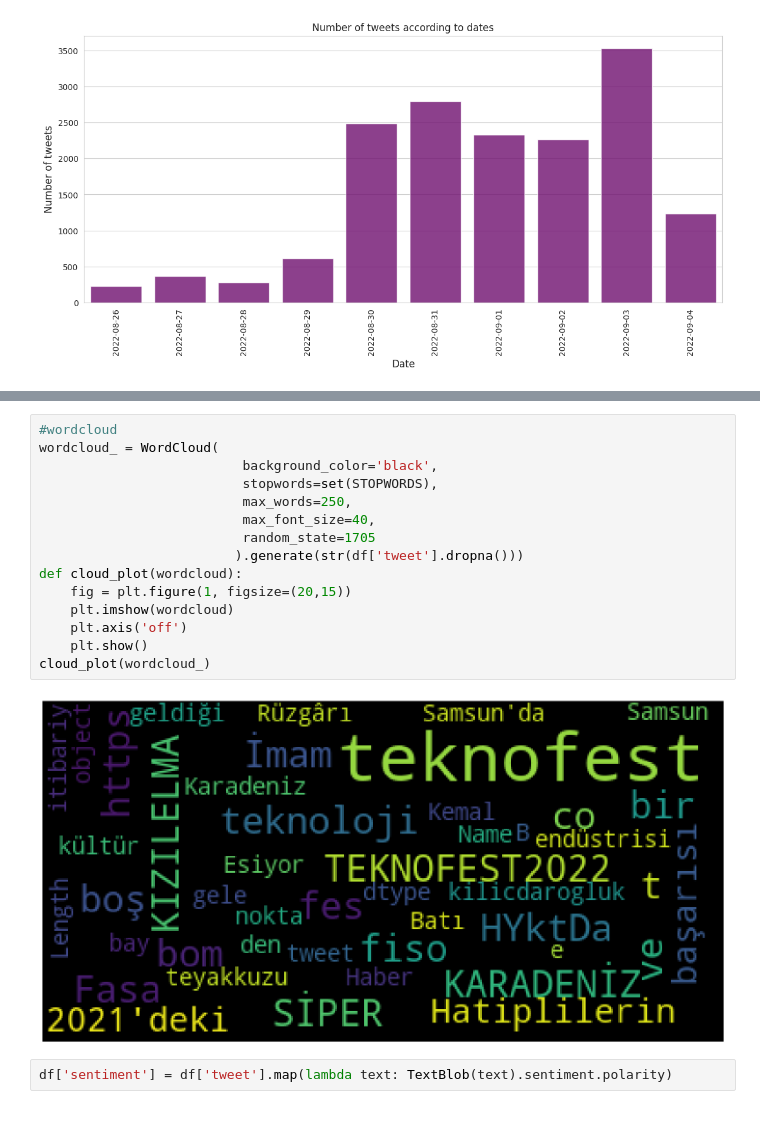
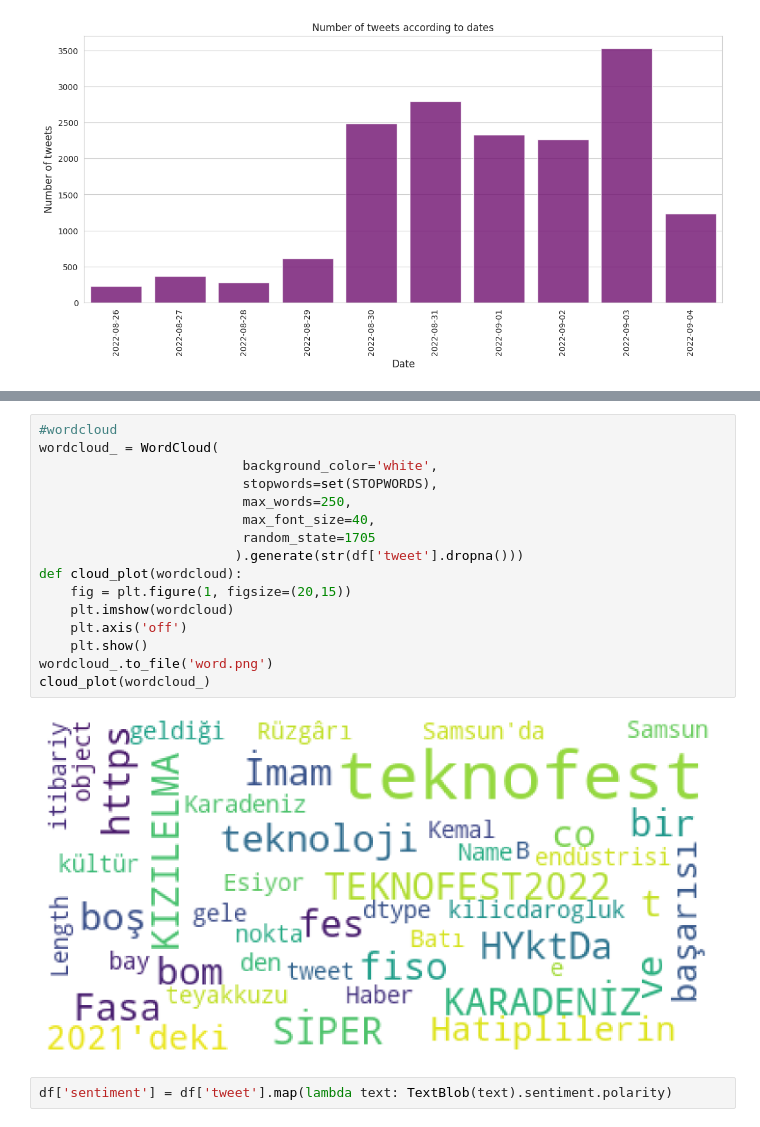
Before and after one commit to Porxelek/Genarall_Work, a Jupyter notebook: Tweet_analaysis.ipynb, the cells around one changed output, grey strips where cells are left out. Saved outputs shown, nothing was run; the diff lists cells and outputs as text.

```diff
--- a/Tweet_analaysis.ipynb
+++ b/Tweet_analaysis.ipynb
@@ -363,20 +392,21 @@ cloud_plot(wordcloud__)
 # %%
 #wordcloud
 wordcloud_ = WordCloud(
-                          background_color='black',
+                          background_color='white',
                           stopwords=set(STOPWORDS),
                           max_words=250,
                           max_font_size=40,
                           random_state=1705
                          ).generate(str(df['tweet'].dropna()))
 def cloud_plot(wordcloud):
     fig = plt.figure(1, figsize=(20,15))
     plt.imshow(wordcloud)
     plt.axis('off')
     plt.show()
+wordcloud_.to_file('word.png')
 cloud_plot(wordcloud_)
 # %% [output]
-[figure, old version]
+[figure, new version]
 # %%
 df['sentiment'] = df['tweet'].map(lambda text: TextBlob(text).sentiment.polarity)
 # %%
```
Also changed, not shown: parts of 20 cells of this notebook.
